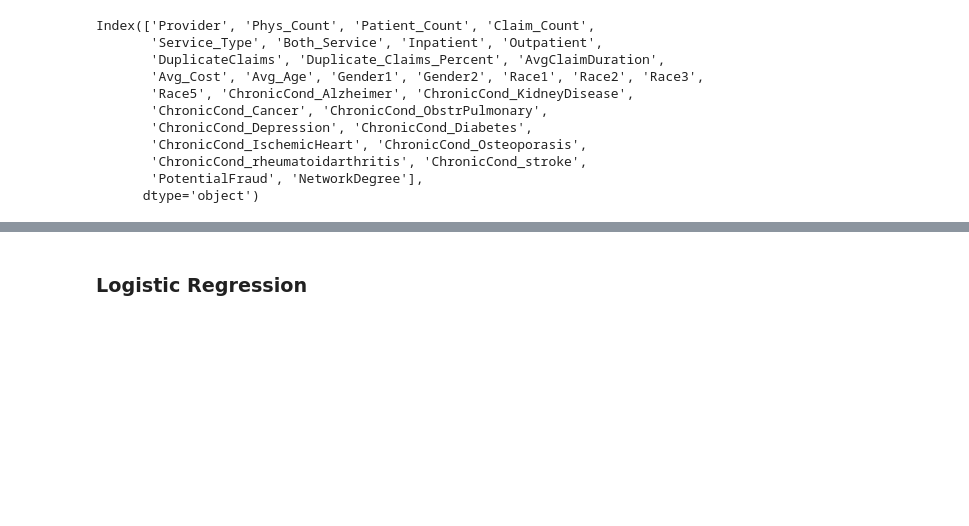
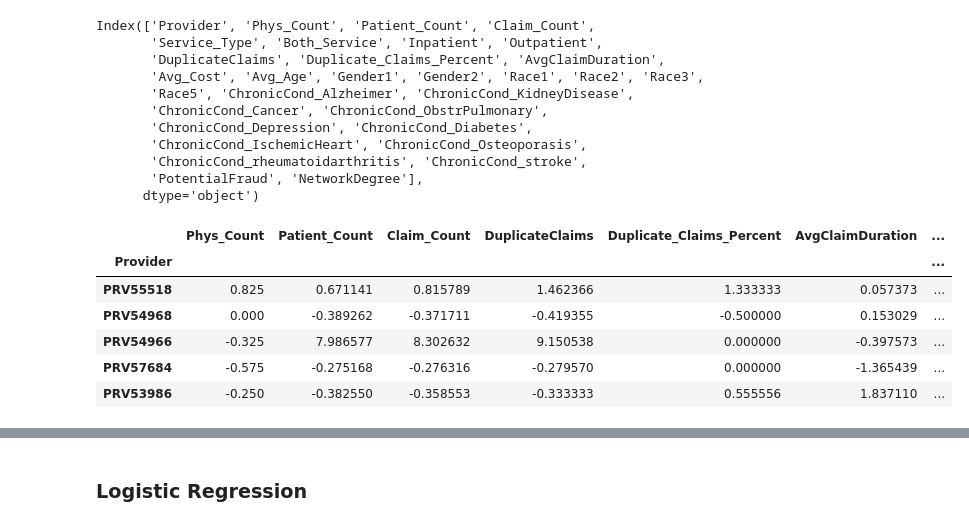
Before and after one commit to cosmochoi/healthcare_fraud, a Jupyter notebook: ML_Models.ipynb, the cells around one changed output, grey strips where cells are left out. Cells and saved outputs as stored; diff of their text form; code cells hidden in the pictures; blank space fills up the shorter version.

Commit message:
added robust scaler

```diff
--- a/ML_Models.ipynb
+++ b/ML_Models.ipynb
@@ -32,12 +32,28 @@ Index(['Provider', 'Phys_Count', 'Patient_Count', 'Claim_Count',
 features['PotentialFraud'] = features['PotentialFraud'].map({'No': 0, 'Yes': 1})
 features.set_index('Provider', inplace=True)
 # %%
-X = features.drop(['PotentialFraud', 'Service_Type', 'Both_Service', 'Gender2'], axis=1)
+X = features.drop(['PotentialFraud', 'Service_Type', 'Gender2'], axis=1)
 y = features['PotentialFraud']
 # %%
 #train/test split
 X_train, X_test, y_train, y_test = train_test_split(X, y, test_size=0.2, random_state=42, stratify=y)
+# %%
+#create seperate dataset with dummy variables to add back after scaling
+non_num = X_train[['Both_Service', 'Inpatient', 'Outpatient', 'Gender1', 'Race1', 'Race2', 'Race3', 'Race5']]
+
+#drop dummy variables
+X_train = X_train.drop(['Both_Service', 'Inpatient', 'Outpatient', 'Gender1', 'Race1', 'Race2', 'Race3',\
+                               'Race5'], axis =1)
 # %%
 #scale on the training set
-scaler = MinMaxScaler()
-X_scaled = pd.DataFrame(scaler.fit_transform(X_train), columns=(X_train.columns))
+scaler = RobustScaler()
+X_train_scaled = pd.DataFrame(scaler.fit_transform(X_train), columns=(X_train.columns), index=X_train.index)
+X_train_scaled.head()
+# %% [output]
+|  | Phys_Count | Patient_Count | Claim_Count | DuplicateClaims | Duplicate_Claims_Percent | AvgClaimDuration | ... |
+| Provider |  |  |  |  |  |  | ... |
+| PRV55518 | 0.825 | 0.671141 | 0.815789 | 1.462366 | 1.333333 | 0.057373 | ... |
+| PRV54968 | 0.000 | -0.389262 | -0.371711 | -0.419355 | -0.500000 | 0.153029 | ... |
+| PRV54966 | -0.325 | 7.986577 | 8.302632 | 9.150538 | 0.000000 | -0.397573 | ... |
+| PRV57684 | -0.575 | -0.275168 | -0.276316 | -0.279570 | 0.000000 | -1.365439 | ... |
+| PRV53986 | -0.250 | -0.382550 | -0.358553 | -0.333333 | 0.555556 | 1.837110 | ... |
```
Also changed, not shown: parts of 2 cells of this notebook.
